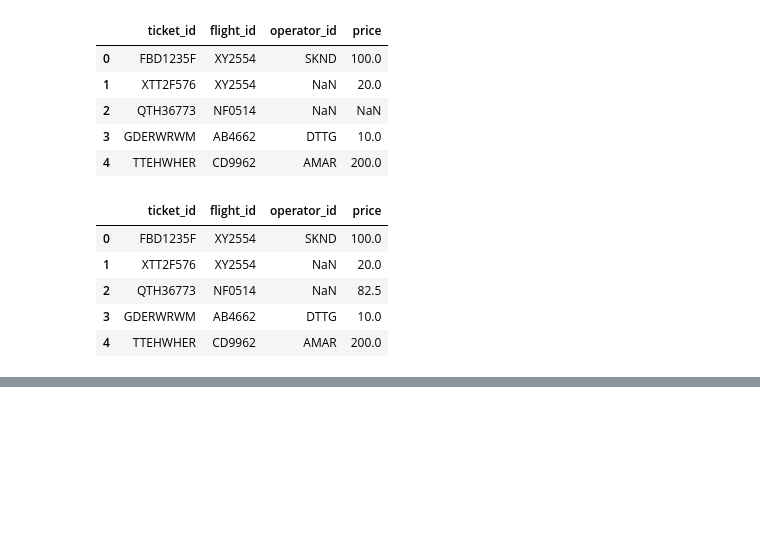
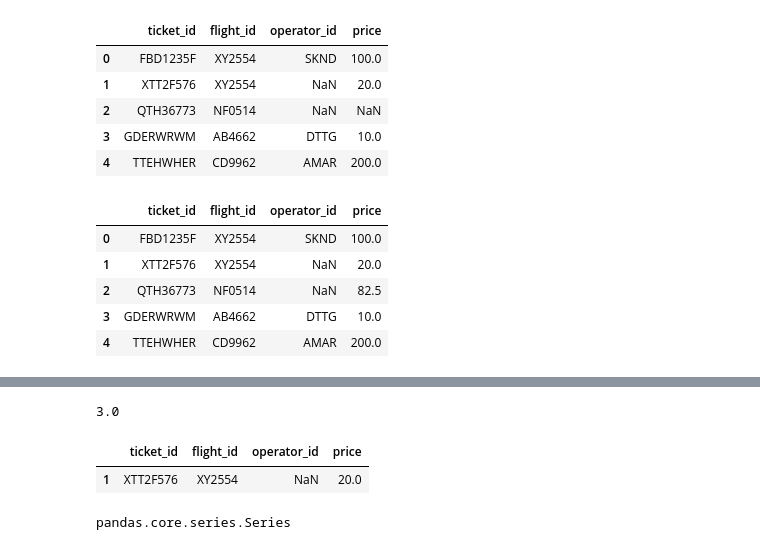
Before and after one commit to VorobyvEgor/Ex_tg_bot, a Jupyter notebook: Ex_tg_bot_Python_2.ipynb, the cells around one changed output, grey strips where cells are left out. Saved outputs shown, nothing was run; the diff lists cells and outputs as text; code cells hidden in the pictures; blank space fills up the shorter version.

```diff
--- a/Ex_tg_bot_Python_2.ipynb
+++ b/Ex_tg_bot_Python_2.ipynb
@@ -390,0 +446,8 @@ replace_nan(df)
+# %%
+df = pd.DataFrame({
+    'ticket_id': ['FBD1235F', 'XTT2F576', 'QTH36773', 'GDERWRWM', 'TTEHWHER'],
+    'flight_id': ['XY2554', 'XY2554', 'NF0514', 'AB4662', 'CD9962'],
+    'operator_id': ['SKND', np.NaN, np.NaN, 'DTTG', 'AMAR'],
+    'price': [100, 20, np.NaN, 10, 200]
+})
+df
@@ -390,0 +461,18 @@ replace_nan(df)
+# %%
+price = 23.00
+# %%
+min(abs(price - df.price ))
+# %% [output]
+3.0
+# %%
+def find_nearest(df, price):
+    return pd.Series(df[(price - df['price']) == min(abs(price - df.price))].values.T.flatten())
+# %%
+find_nearest(df, price)
+# %% [output]
+|  | ticket_id | flight_id | operator_id | price |
+| 1 | XTT2F576 | XY2554 | NaN | 20.0 |
+# %%
+type(pd.Series(df[(price - df['price']) == min(abs(price - df.price))].values.T.flatten()))
+# %% [output]
+pandas.core.series.Series
```
Also changed, not shown: parts of 4 cells of this notebook.
